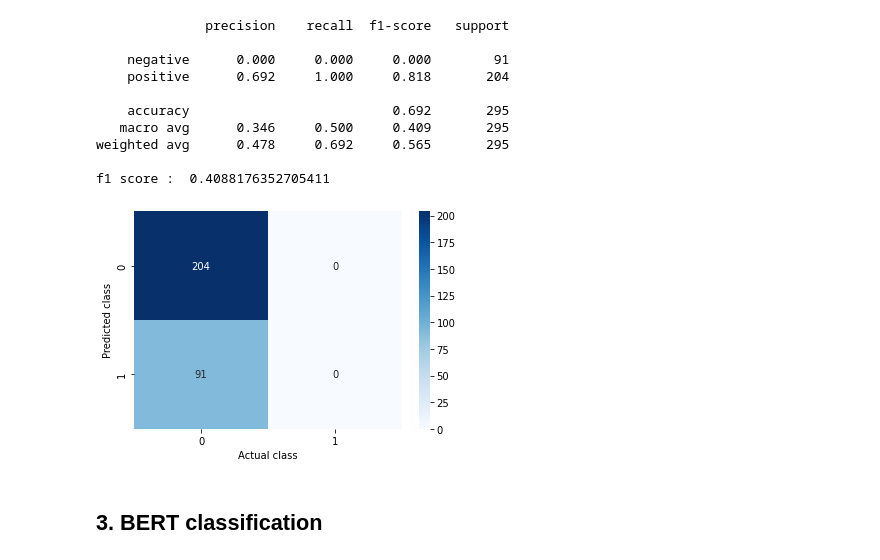
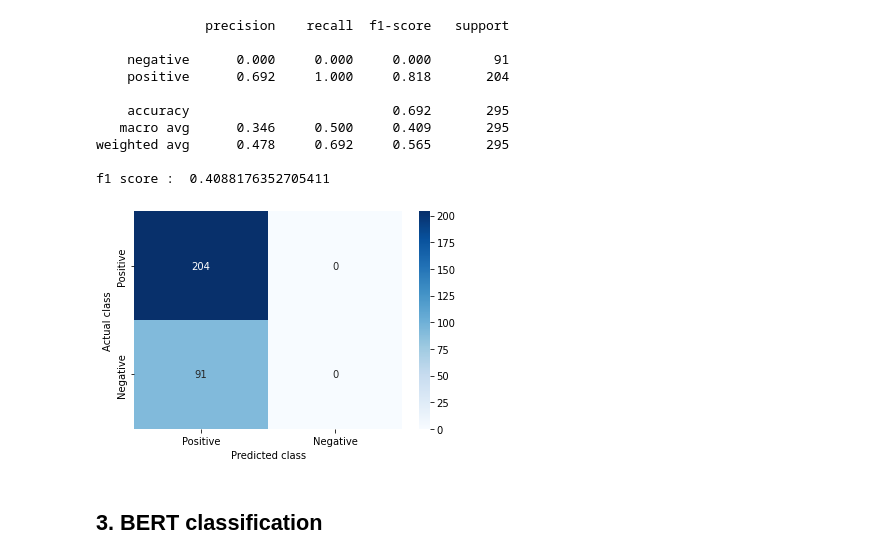
Before and after one commit to DragosGorduza/OxfordManInstituteNLPConference, a Jupyter notebook: workshop_main.ipynb, the cells around one changed output. Drawn from its saved outputs; the diff is of its cells as text; code cells hidden in the pictures.

```diff
--- a/workshop_main.ipynb
+++ b/workshop_main.ipynb
@@ -495,12 +495,12 @@ f1 score :  0.4088176352705411
 # %%
 sns.heatmap(confusion_matrix(pd.Series(labels).replace({'positive':0,'negative':1}), pd.Series(predictions).replace({'positive':0,'negative':1})),
             annot =confusion_matrix(pd.Series(labels).replace({'positive':0,'negative':1}), pd.Series(predictions).replace({'positive':0,'negative':1})) ,
             fmt='g',cmap='Blues',xticklabels=['Positive','Negative'], yticklabels=['Positive','Negative'])#,labels = ['1','-1','0']
-plt.ylabel("Predicted class")
-plt.xlabel("Actual class")
+plt.ylabel("Actual class")
+plt.xlabel("Predicted class")
 plt.show()
 # %% [output]
-[figure, old version]
+[figure, new version]
 # %% [markdown]
 ## 3. BERT classification
 # %%
```
Also changed, not shown: parts of 10 cells of this notebook, 2 other files.
